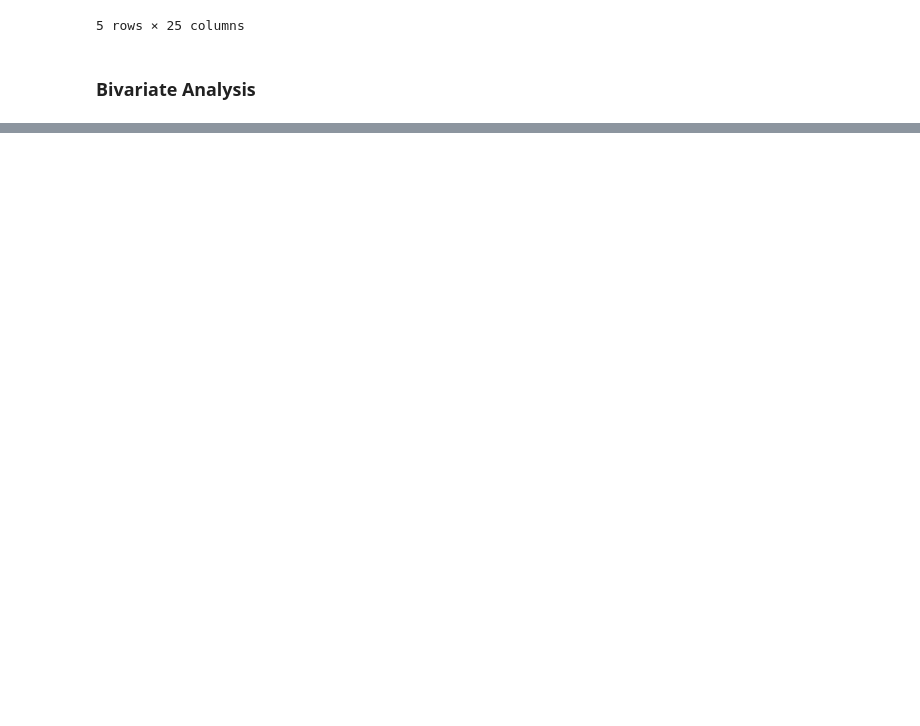
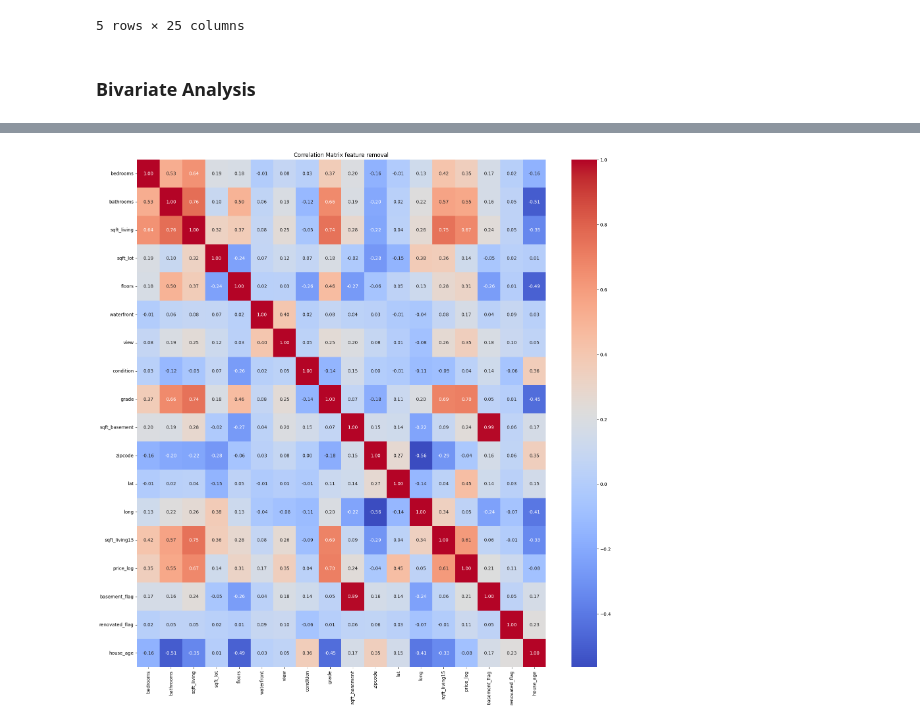
Before and after one commit to Omar-Seif/House-Sales-in-King-County-USA, a Jupyter notebook: Notebook.ipynb, the cells around one changed output, grey strips where cells are left out. Saved outputs shown, nothing was run; the diff lists cells and outputs as text; code cells hidden in the pictures; blank space fills up the shorter version.

```diff
--- a/Notebook.ipynb
+++ b/Notebook.ipynb
@@ -740,0 +741,11 @@ plt.show()
+# %%
+df_corr_analysis = df.drop(columns=['yr_built', 'yr_renovated','date','price','sqft_lot15','sqft_above','month'], axis=1)
+
+heatmap = df_corr_analysis.select_dtypes(include='number')
+
+plt.figure(figsize=(20,20))
+sns.heatmap(heatmap.corr(), annot=True, cmap='coolwarm', fmt=".2f")
+plt.title('Correlation Matrix feature removal')
+plt.show()
+# %% [output]
+[figure, added]
```
Also changed, not shown: parts of 26 cells of this notebook.
